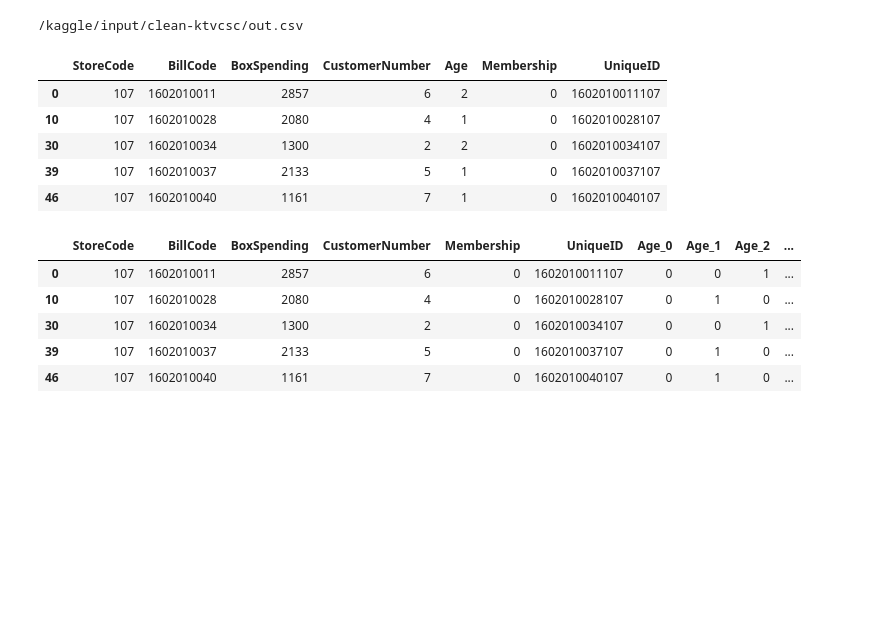
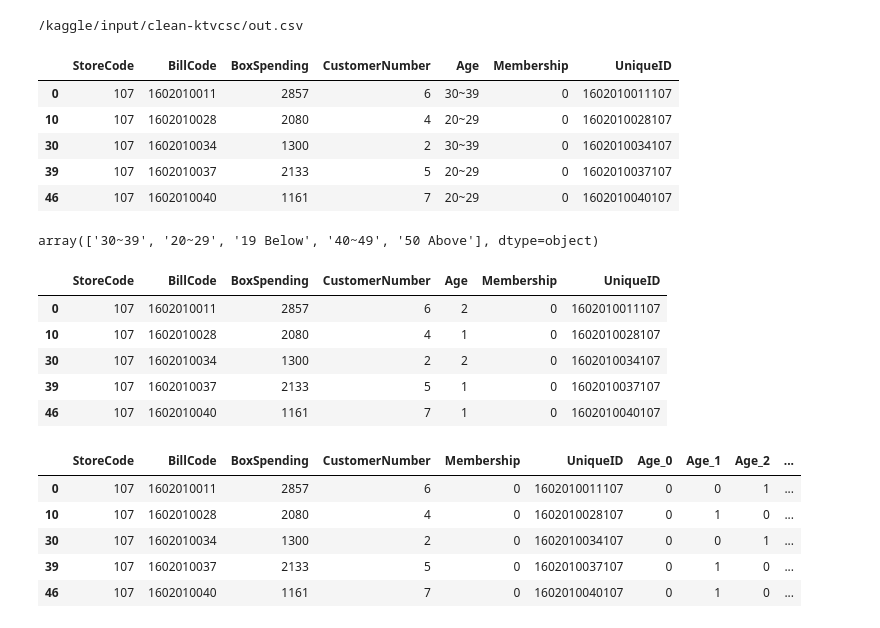
Before and after one commit to tengtengsnake/DS_info, a Jupyter notebook: final-pj2.ipynb, the cells around one changed output. Drawn from its saved outputs; the diff is of its cells as text; code cells hidden in the pictures; blank space fills up the shorter version.

```diff
--- a/final-pj2.ipynb
+++ b/final-pj2.ipynb
@@ -20,6 +20,18 @@ for dirname, _, filenames in os.walk('/kaggle/input'):
 /kaggle/input/clean-ktvcsc/out.csv
 # %%
 df = pd.read_csv('/kaggle/input/clean-ktvcsc/out.csv', index_col=0, low_memory=False)
+df.head()
+# %% [output]
+|  | StoreCode | BillCode | BoxSpending | CustomerNumber | Age | Membership | UniqueID |
+| 0 | 107 | 1602010011 | 2857 | 6 | 30~39 | 0 | 1602010011107 |
+| 10 | 107 | 1602010028 | 2080 | 4 | 20~29 | 0 | 1602010028107 |
+| 30 | 107 | 1602010034 | 1300 | 2 | 30~39 | 0 | 1602010034107 |
+| 39 | 107 | 1602010037 | 2133 | 5 | 20~29 | 0 | 1602010037107 |
+| 46 | 107 | 1602010040 | 1161 | 7 | 20~29 | 0 | 1602010040107 |
+# %%
+df['Age'].unique()
+# %% [output]
+array(['30~39', '20~29', '19 Below', '40~49', '50 Above'], dtype=object)
 # %%
 # 先Label encoding
 from sklearn.preprocessing import LabelEncoder
```
Also changed, not shown: parts of 21 cells of this notebook.
